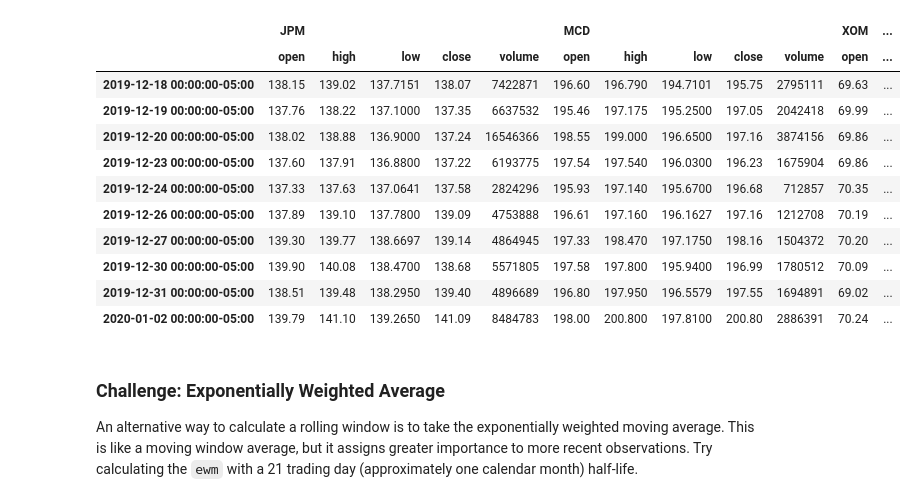
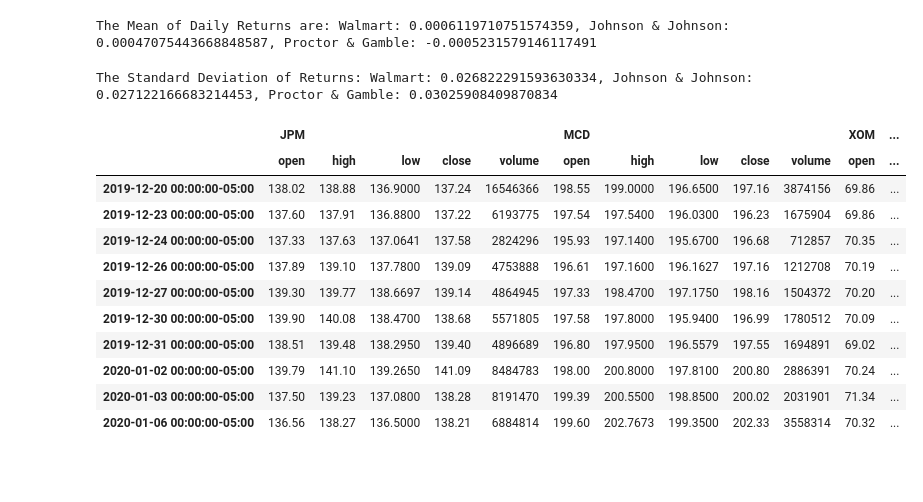
Before and after one commit to ianrunsalot/CU_Project1, a Jupyter notebook: Project_Outline/P1_Q3.ipynb, the cells around one changed output. Saved outputs shown, nothing was run; the diff lists cells and outputs as text; code cells hidden in the pictures; blank space fills up the shorter version.

```diff
--- a/Project_Outline/P1_Q3.ipynb
+++ b/Project_Outline/P1_Q3.ipynb
@@ -96,35 +143,52 @@ dfr.head(10)
+# %%
+#CALCULATE AVERAGE DAILY RETURNS OF RESILIENT STOCKS
+avg_daily_return_wmt = resil_daily_returns.mean()['WMT']['close']
+avg_daily_return_jnj = resil_daily_returns.mean()['JNJ']['close']
+avg_daily_return_pg = resil_daily_returns.mean()['PG']['close']
+print(f"The Mean of Daily Returns are: Walmart: {avg_daily_return_wmt}, Johnson & Johnson: {avg_daily_return_jnj}, Proctor & Gamble: {avg_daily_return_pg}")
+# %% [output]
+The Mean of Daily Returns are: Walmart: 0.0006119710751574359, Johnson & Johnson: 0.00047075443668848587, Proctor & Gamble: -0.0005231579146117491
+# %%
+#CALCULATE STD OF RETURNS OF RESILIENT STOCKS
+std_daily_return_wmt = resil_daily_returns.std()['WMT']['close']
+std_daily_return_jnj = resil_daily_returns.std()['JNJ']['close']
+std_daily_return_pg = resil_daily_returns.std()['PG']['close']
+print(f"The Standard Deviation of Returns: Walmart: {std_daily_return_wmt}, Johnson & Johnson: {std_daily_return_jnj}, Proctor & Gamble: {std_daily_return_pg}")
+# %% [output]
+The Standard Deviation of Returns: Walmart: 0.026822291593630334, Johnson & Johnson: 0.027122166683214453, Proctor & Gamble: 0.03025908409870834
 # %%
+#DELINEATE RESILIENT TICKERS DATAFRAME FROM NON-RESILIENT TICKER DATAFRAME
+#SETUP NON-RESILIENT DF
 nonresil_tickers = ["JPM", "MCD", "XOM"]
 
 # Set timeframe to '1D'
 timeframe = '1D'
 
 # Set start and end datetimes of 1 year, between now and 365 days ago.
 end_date = datetime.now()
-start_date = end_date + timedelta(-88)
+start_date = end_date + timedelta(-252)
 
 # Get 1 year's worth of historical data for JPM, MCD and XOM
 dfnr = api.get_barset(
     nonresil_tickers,
     timeframe,
     limit=None,
     start=start_date,
     end=end_date,
     after=None,
     until=None,
 ).df
-
 dfnr.head(10)
 # %% [output]
 |  | JPM |  |  |  |  | MCD |  |  |  |  | XOM | ... |
 |  | open | high | low | close | volume | open | high | low | close | volume | open | ... |
-| 2019-12-18 00:00:00-05:00 | 138.15 | 139.02 | 137.7151 | 138.07 | 7422871 | 196.60 | 196.790 | 194.7101 | 195.75 | 2795111 | 69.63 | ... |
-| 2019-12-19 00:00:00-05:00 | 137.76 | 138.22 | 137.1000 | 137.35 | 6637532 | 195.46 | 197.175 | 195.2500 | 197.05 | 2042418 | 69.99 | ... |
-| 2019-12-20 00:00:00-05:00 | 138.02 | 138.88 | 136.9000 | 137.24 | 16546366 | 198.55 | 199.000 | 196.6500 | 197.16 | 3874156 | 69.86 | ... |
-| 2019-12-23 00:00:00-05:00 | 137.60 | 137.91 | 136.8800 | 137.22 | 6193775 | 197.54 | 197.540 | 196.0300 | 196.23 | 1675904 | 69.86 | ... |
-| 2019-12-24 00:00:00-05:00 | 137.33 | 137.63 | 137.0641 | 137.58 | 2824296 | 195.93 | 197.140 | 195.6700 | 196.68 | 712857 | 70.35 | ... |
-| 2019-12-26 00:00:00-05:00 | 137.89 | 139.10 | 137.7800 | 139.09 | 4753888 | 196.61 | 197.160 | 196.1627 | 197.16 | 1212708 | 70.19 | ... |
-| 2019-12-27 00:00:00-05:00 | 139.30 | 139.77 | 138.6697 | 139.14 | 4864945 | 197.33 | 198.470 | 197.1750 | 198.16 | 1504372 | 70.20 | ... |
-| 2019-12-30 00:00:00-05:00 | 139.90 | 140.08 | 138.4700 | 138.68 | 5571805 | 197.58 | 197.800 | 195.9400 | 196.99 | 1780512 | 70.09 | ... |
-| 2019-12-31 00:00:00-05:00 | 138.51 | 139.48 | 138.2950 | 139.40 | 4896689 | 196.80 | 197.950 | 196.5579 | 197.55 | 1694891 | 69.02 | ... |
-| 2020-01-02 00:00:00-05:00 | 139.79 | 141.10 | 139.2650 | 141.09 | 8484783 | 198.00 | 200.800 | 197.8100 | 200.80 | 2886391 | 70.24 | ... |
+| 2019-12-20 00:00:00-05:00 | 138.02 | 138.88 | 136.9000 | 137.24 | 16546366 | 198.55 | 199.0000 | 196.6500 | 197.16 | 3874156 | 69.86 | ... |
+| 2019-12-23 00:00:00-05:00 | 137.60 | 137.91 | 136.8800 | 137.22 | 6193775 | 197.54 | 197.5400 | 196.0300 | 196.23 | 1675904 | 69.86 | ... |
+| 2019-12-24 00:00:00-05:00 | 137.33 | 137.63 | 137.0641 | 137.58 | 2824296 | 195.93 | 197.1400 | 195.6700 | 196.68 | 712857 | 70.35 | ... |
+| 2019-12-26 00:00:00-05:00 | 137.89 | 139.10 | 137.7800 | 139.09 | 4753888 | 196.61 | 197.1600 | 196.1627 | 197.16 | 1212708 | 70.19 | ... |
+| 2019-12-27 00:00:00-05:00 | 139.30 | 139.77 | 138.6697 | 139.14 | 4864945 | 197.33 | 198.4700 | 197.1750 | 198.16 | 1504372 | 70.20 | ... |
+| 2019-12-30 00:00:00-05:00 | 139.90 | 140.08 | 138.4700 | 138.68 | 5571805 | 197.58 | 197.8000 | 195.9400 | 196.99 | 1780512 | 70.09 | ... |
+| 2019-12-31 00:00:00-05:00 | 138.51 | 139.48 | 138.2950 | 139.40 | 4896689 | 196.80 | 197.9500 | 196.5579 | 197.55 | 1694891 | 69.02 | ... |
+| 2020-01-02 00:00:00-05:00 | 139.79 | 141.10 | 139.2650 | 141.09 | 8484783 | 198.00 | 200.8000 | 197.8100 | 200.80 | 2886391 | 70.24 | ... |
+| 2020-01-03 00:00:00-05:00 | 137.50 | 139.23 | 137.0800 | 138.28 | 8191470 | 199.39 | 200.5500 | 198.8500 | 200.02 | 2031901 | 71.34 | ... |
+| 2020-01-06 00:00:00-05:00 | 136.56 | 138.27 | 136.5000 | 138.21 | 6884814 | 199.60 | 202.7673 | 199.3500 | 202.33 | 3558314 | 70.32 | ... |
@@ -137,4 +194,0 @@ dfnr.head(10)
-# %% [markdown]
-### Challenge: Exponentially Weighted Average
-
-An alternative way to calculate a rolling window is to take the exponentially weighted moving average. This is like a moving window average, but it assigns greater importance to more recent observations. Try calculating the `ewm` with a 21 trading day (approximately one calendar month) half-life.
```
Also changed, not shown: parts of 33 cells of this notebook.
